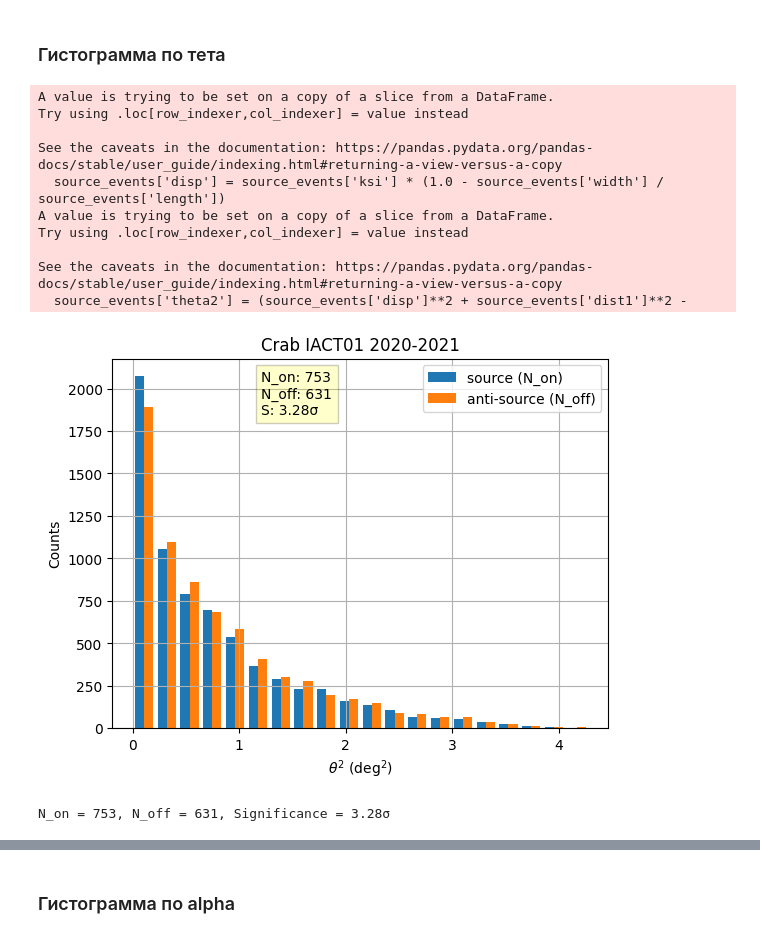
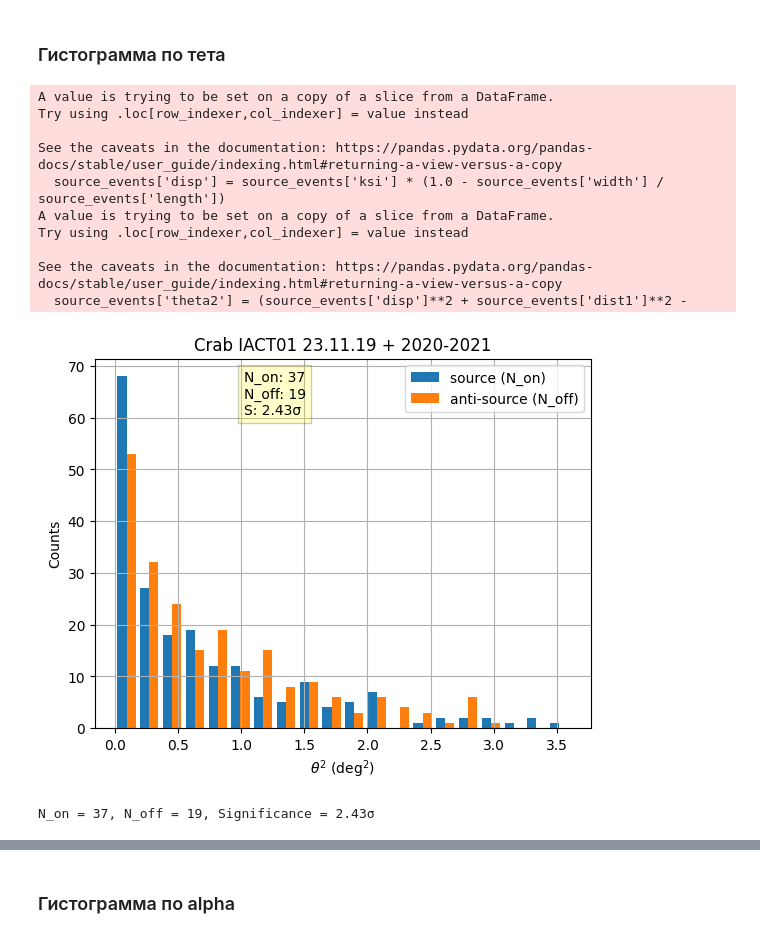
Before and after one commit to Alexandra-mipt/TAIGA, a Jupyter notebook: Гамма-адронное разделение.ipynb, the cells around one changed output, grey strips where cells are left out. Drawn from its saved outputs; the diff is of its cells as text; code cells hidden in the pictures.

```diff
--- a/Гамма-адронное разделение.ipynb
+++ b/Гамма-адронное разделение.ipynb
@@ -79,7 +79,7 @@ def filter_hillas_data(df):
 
     return source_df, anti_source_df
 
-source_events, antisource_events = filter_hillas_data(hillas)
+source_events, antisource_events = filter_hillas_data(df_19)
 source_events
 # %% [output]
 |  | por | event_numb | time | unix_time_ns | delta_time | error_deg | tel_az | tel_el | source_az | ... |
@@ -198,37 +199,37 @@ plt.hist([source_events['theta2'], antisource_events['theta2']],
 plt.legend(loc='upper right')
 plt.xlabel(r'$\theta^2$ (deg$^2$)')
 plt.ylabel('Counts')
-plt.title('Crab IACT01 2020-2021')
+plt.title('Crab IACT01 23.11.19 + 2020-2021')
 
 # Calculate statistics (using θ² < 0.05 cut)
 theta_cut = 0.05
 N_on = len(source_events[source_events['theta2'] < theta_cut])
 N_off = len(antisource_events[antisource_events['theta2'] < theta_cut])
 
 # Calculate significance
 S = round(np.sqrt(2 * N_on * np.log(2 * (N_on / (N_on + N_off))) + 2 * N_off * np.log(2 * (N_off / (N_on + N_off)))), 2)
 
 plt.annotate(f"N_on: {N_on}\nN_off: {N_off}\nS: {S}σ",
              fontsize=10, bbox={'facecolor': 'yellow', 'alpha': 0.2},
              xy=(0.3, 0.85), xycoords='axes fraction')
 
 plt.grid()
 plt.show()
 
 print(f'N_on = {N_on}, N_off = {N_off}, Significance = {S}σ')
 # %% [output]
 A value is trying to be set on a copy of a slice from a DataFrame.
 Try using .loc[row_indexer,col_indexer] = value instead
 
 See the caveats in the documentation: https://pandas.pydata.org/pandas-docs/stable/user_guide/indexing.html#returning-a-view-versus-a-copy
   source_events['disp'] = source_events['ksi'] * (1.0 - source_events['width'] / source_events['length'])
 A value is trying to be set on a copy of a slice from a DataFrame.
 Try using .loc[row_indexer,col_indexer] = value instead
 
 See the caveats in the documentation: https://pandas.pydata.org/pandas-docs/stable/user_guide/indexing.html#returning-a-view-versus-a-copy
   source_events['theta2'] = (source_events['disp']**2 + source_events['dist1']**2 -
-[figure, old version]
+[figure, new version]
-N_on = 753, N_off = 631, Significance = 3.28σ
+N_on = 37, N_off = 19, Significance = 2.43σ
 # %%
 # Вычисляем разницу N_on - N_off для каждого бина θ²
 theta_bins = np.linspace(0, max(df['theta2_signal'].max(), df['theta2_background'].max()), 20)
```
Also changed, not shown: parts of 15 cells of this notebook.
